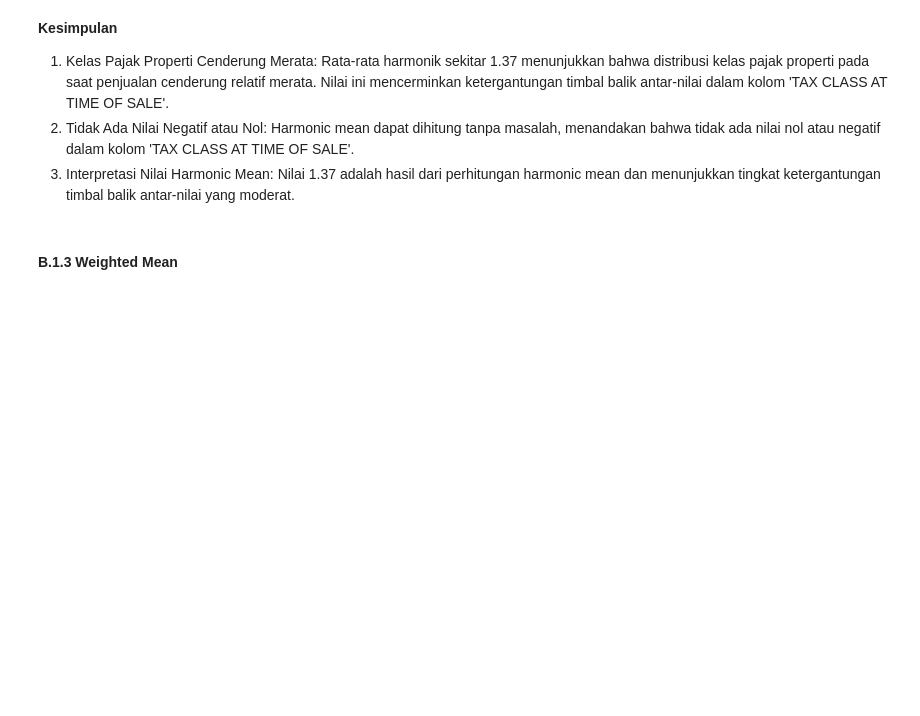
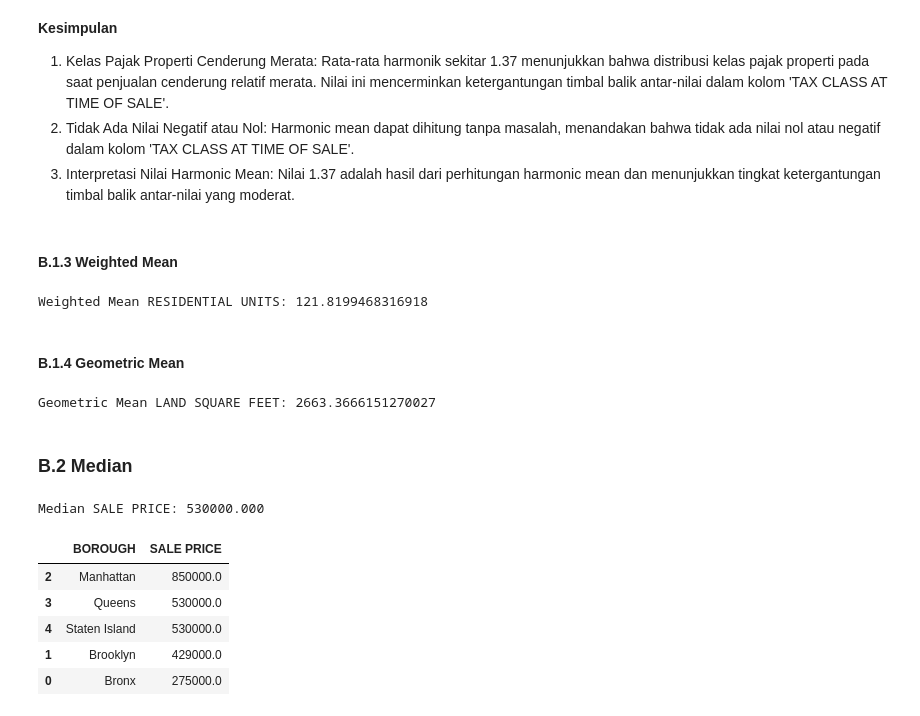
Before and after one commit to Dini274/assign2, a Jupyter notebook: PYTN_Assgn_2_5_Dini Aryani(2).ipynb, the cells around one changed output. Saved outputs shown, nothing was run; the diff lists cells and outputs as text; code cells hidden in the pictures; blank space fills up the shorter version.

```diff
--- a/PYTN_Assgn_2_5_Dini Aryani(2).ipynb
+++ b/PYTN_Assgn_2_5_Dini Aryani(2).ipynb
@@ -339,3 +339,51 @@ Harmonic Mean of TAX CLASS AT TIME OF SALE: 1.37
 3. Interpretasi Nilai Harmonic Mean: Nilai 1.37 adalah hasil dari perhitungan harmonic mean dan menunjukkan tingkat ketergantungan timbal balik antar-nilai yang moderat.
 # %% [markdown]
 #### B.1.3 Weighted Mean
+# %%
+# Kolom yang akan dihitung weighted mean-nya
+nilai_kolom = df['RESIDENTIAL UNITS']
+
+# Kolom yang akan digunakan sebagai bobot
+bobot_kolom = df['TOTAL UNITS']
+
+# Menghitung weighted mean
+weighted_mean = sum(nilai_kolom * bobot_kolom) / sum(bobot_kolom)
+
+print("Weighted Mean RESIDENTIAL UNITS:", weighted_mean)
+# %% [output]
+Weighted Mean RESIDENTIAL UNITS: 121.8199468316918
+# %% [markdown]
+#### B.1.4 Geometric Mean
+# %%
+# Kolom yang akan dihitung geometric mean-nya
+land_square = df['LAND SQUARE FEET']
+
+# Menghilangkan nilai-nilai nol karena logaritma dari nol tidak terdefinisi
+land_square = land_square.replace(0, np.nan).dropna()
+
+# Menghitung geometric mean menggunakan fungsi gmean dari numpy
+geometric_mean_land_square_feet = np.exp(np.mean(np.log(land_square)))
+
+print("Geometric Mean LAND SQUARE FEET:", geometric_mean_land_square_feet)
+# %% [output]
+Geometric Mean LAND SQUARE FEET: 2663.3666151270027
+# %% [markdown]
+### B.2 Median
+# %%
+# Melihat mean dari kolom SALE PRICE
+median_price = df['SALE PRICE'].median()
+print("Median SALE PRICE:", f"{median_price:.3f}")
+# %% [output]
+Median SALE PRICE: 530000.000
+# %%
+# Menghitung median SALE PRICE untuk setiap nilai di kolom BOROUGH
+median_price_borough = df.groupby('BOROUGH')['SALE PRICE'].median()
+median_price_borough = median_price_borough.reset_index()  # Mengembalikan indeks untuk memastikan 'BOROUGH' tetap ada di kolom
+median_price_borough.sort_values(by='SALE PRICE', ascending=False)
+# %% [output]
+|  | BOROUGH | SALE PRICE |
+| 2 | Manhattan | 850000.0 |
+| 3 | Queens | 530000.0 |
+| 4 | Staten Island | 530000.0 |
+| 1 | Brooklyn | 429000.0 |
+| 0 | Bronx | 275000.0 |
```
Also changed, not shown: parts of 3 cells of this notebook.
